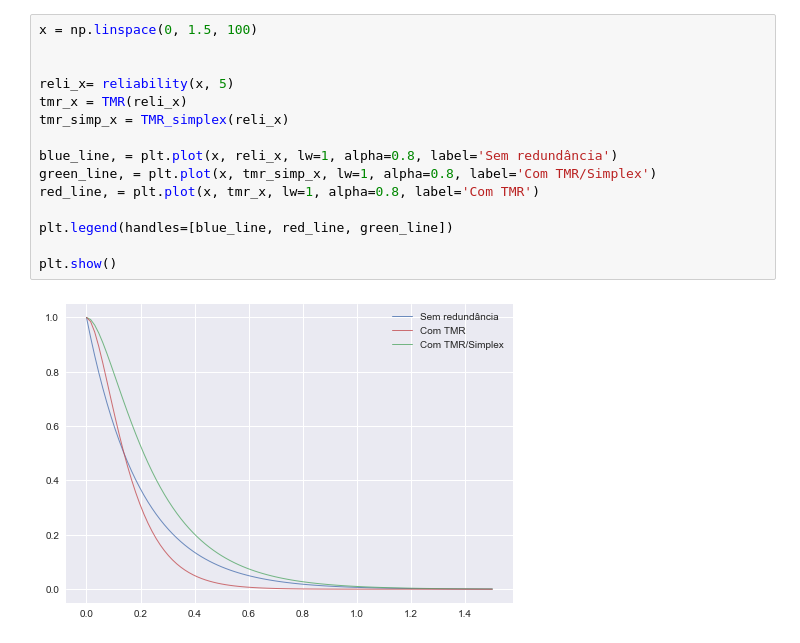
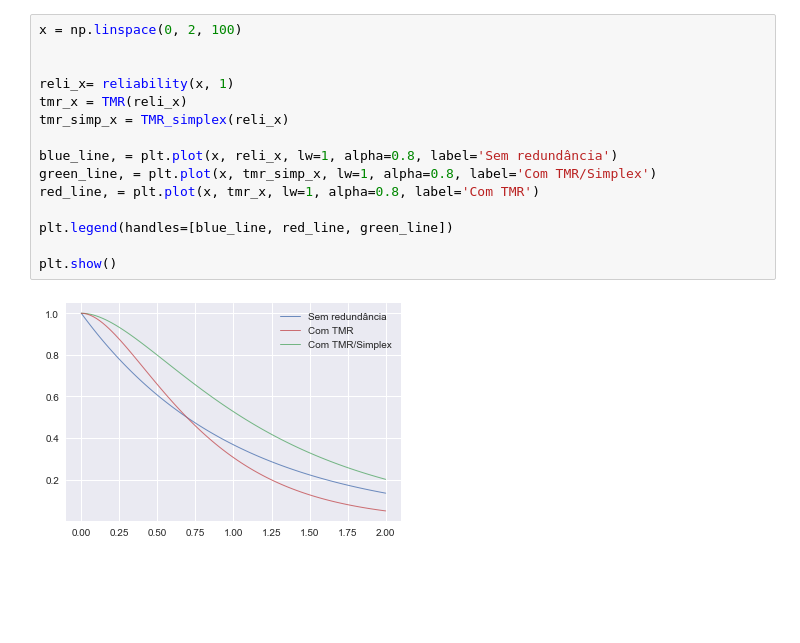
Before and after one commit to carlosemidio/IMD0033_Probabilidade, a Jupyter notebook: Atividades/Unidade 03/Atividade 2/Distribuições contínuas e análise de confiabilidade.ipynb, the cells around one changed output. Saved outputs shown, nothing was run; the diff lists cells and outputs as text; blank space fills up the shorter version.

```diff
--- a/Atividades/Unidade 03/Atividade 2/Distribuições contínuas e análise de confiabilidade.ipynb
+++ b/Atividades/Unidade 03/Atividade 2/Distribuições contínuas e análise de confiabilidade.ipynb
@@ -82,17 +112,17 @@ plt.show()
 # %%
-x = np.linspace(0, 1.5, 100)
+x = np.linspace(0, 2, 100)
 
 
-reli_x= reliability(x, 5)
+reli_x= reliability(x, 1)
 tmr_x = TMR(reli_x)
 tmr_simp_x = TMR_simplex(reli_x)
 
 blue_line, = plt.plot(x, reli_x, lw=1, alpha=0.8, label='Sem redundância')
 green_line, = plt.plot(x, tmr_simp_x, lw=1, alpha=0.8, label='Com TMR/Simplex')
 red_line, = plt.plot(x, tmr_x, lw=1, alpha=0.8, label='Com TMR')
 
 plt.legend(handles=[blue_line, red_line, green_line])
 
 plt.show()
 # %% [output]
-[figure, old version]
+[figure, new version]
```
Also changed, not shown: parts of 7 cells of this notebook, 3 other files.
